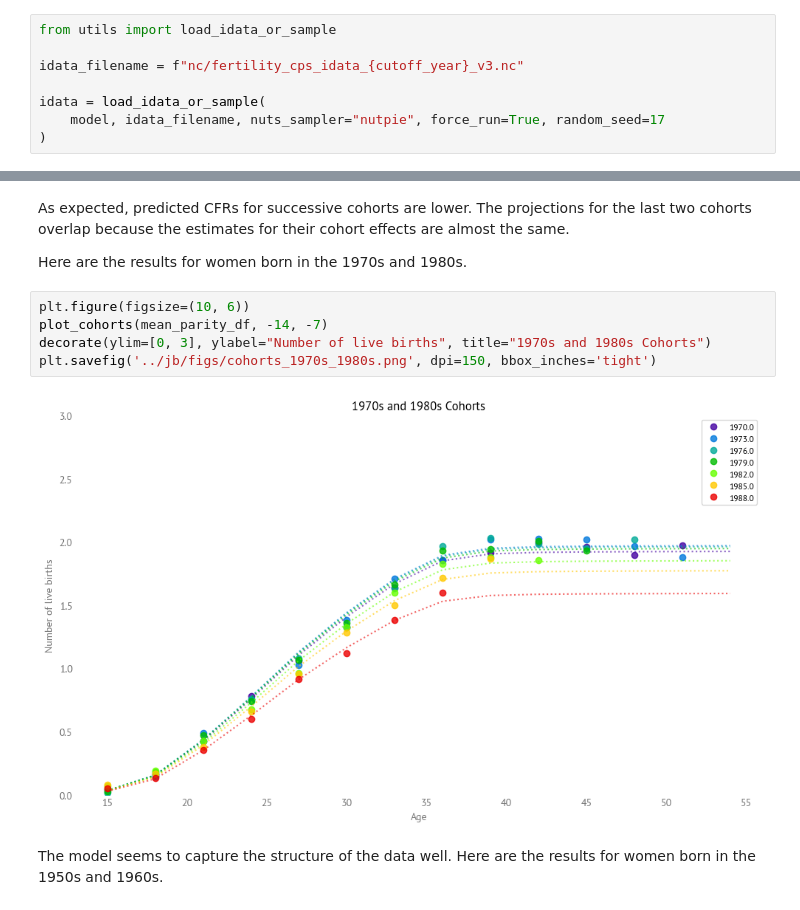
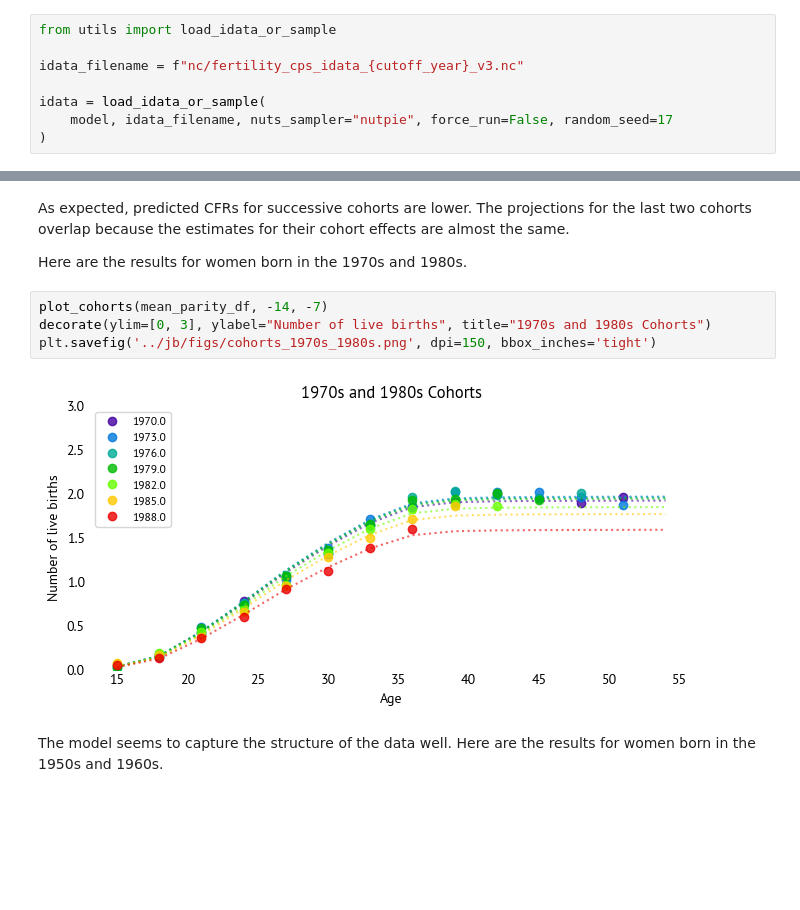
Before and after one commit to AllenDowney/BayesFertility, a Jupyter notebook: notebooks/fertility_cps3.ipynb, the cells around one changed output, grey strips where cells are left out. Drawn from its saved outputs; the diff is of its cells as text; blank space fills up the shorter version.

```diff
--- a/notebooks/fertility_cps3.ipynb
+++ b/notebooks/fertility_cps3.ipynb
@@ -203,6 +203,6 @@ from utils import load_idata_or_sample
 idata_filename = f"nc/fertility_cps_idata_{cutoff_year}_v3.nc"
 
 idata = load_idata_or_sample(
-    model, idata_filename, nuts_sampler="nutpie", force_run=True, random_seed=17
+    model, idata_filename, nuts_sampler="nutpie", force_run=False, random_seed=17
 )
 # %% [output]
@@ -694,12 +674,11 @@ The projections for the last two cohorts overlap because the estimates for their
 
 Here are the results for women born in the 1970s and 1980s.
 # %%
-plt.figure(figsize=(10, 6))
 plot_cohorts(mean_parity_df, -14, -7)
 decorate(ylim=[0, 3], ylabel="Number of live births", title="1970s and 1980s Cohorts")
 plt.savefig('../jb/figs/cohorts_1970s_1980s.png', dpi=150, bbox_inches='tight')
 # %% [output]
-[figure, old version]
+[figure, new version]
 # %% [markdown]
 The model seems to capture the structure of the data well.
 Here are the results for women born in the 1950s and 1960s.
```
Also changed, not shown: parts of 14 cells of this notebook, 2 other files.
